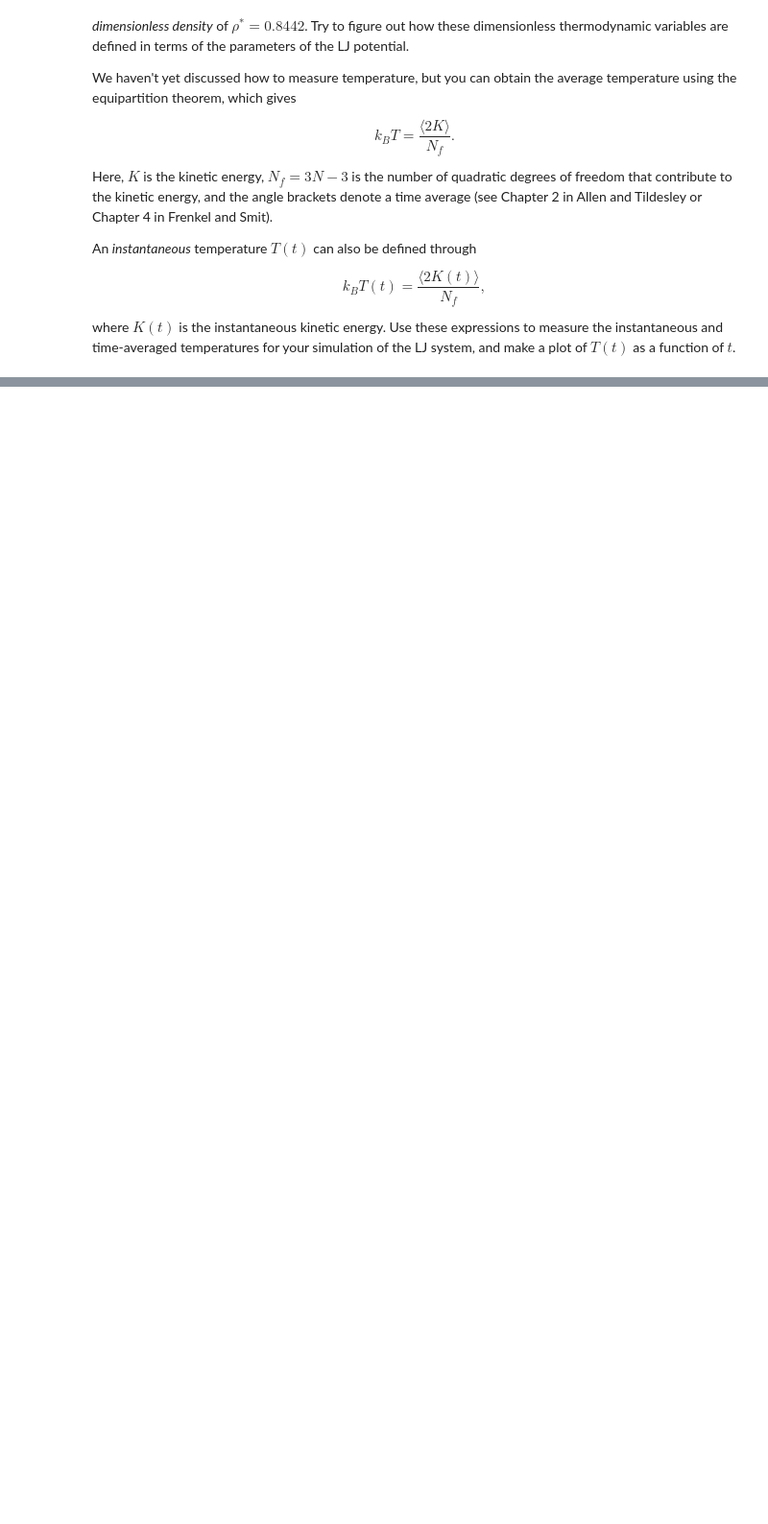
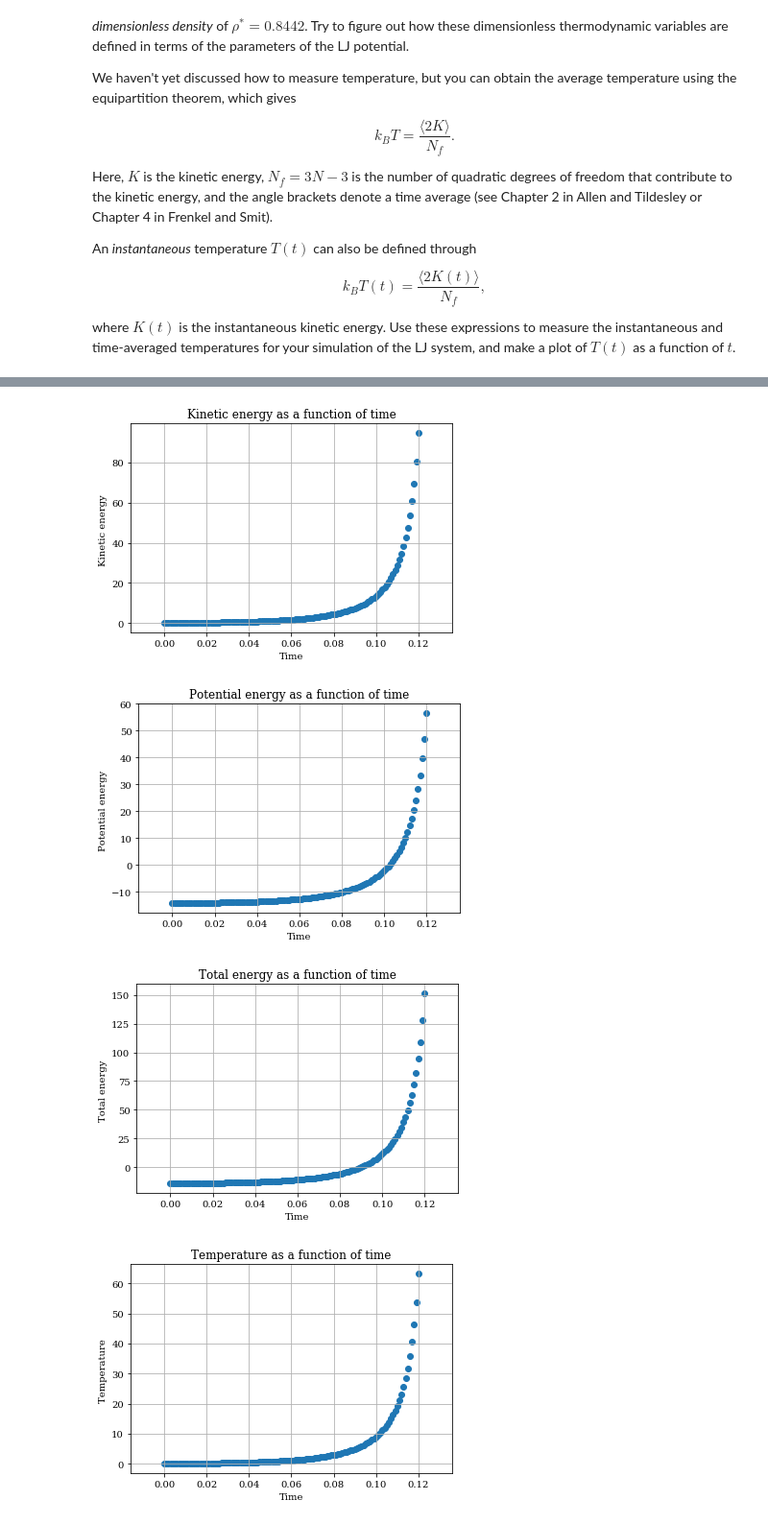
Before and after one commit to wehs7661/CompPhys, a Jupyter notebook: Homework/Homework_02.ipynb, the cells around one changed output, grey strips where cells are left out. Shown at 96% size. Drawn from its saved outputs; the diff is of its cells as text; code cells hidden in the pictures; blank space fills up the shorter version.

Commit message:
Homework_02 90% done

```diff
--- a/Homework/Homework_02.ipynb
+++ b/Homework/Homework_02.ipynb
@@ -33,0 +59,8 @@ where $K(t)$ is the instantaneous kinetic energy. Use these expressions to measu
+# %%
+MDA = MDAnalysis('Homework_02.yml', 'MD_traj.yml')
+MDA.plot_all()
+# %% [output]
+[figure, added]
+[figure, added]
+[figure, added]
+[figure, added]
```
Also changed, not shown: parts of 6 cells of this notebook, 6 other files.
